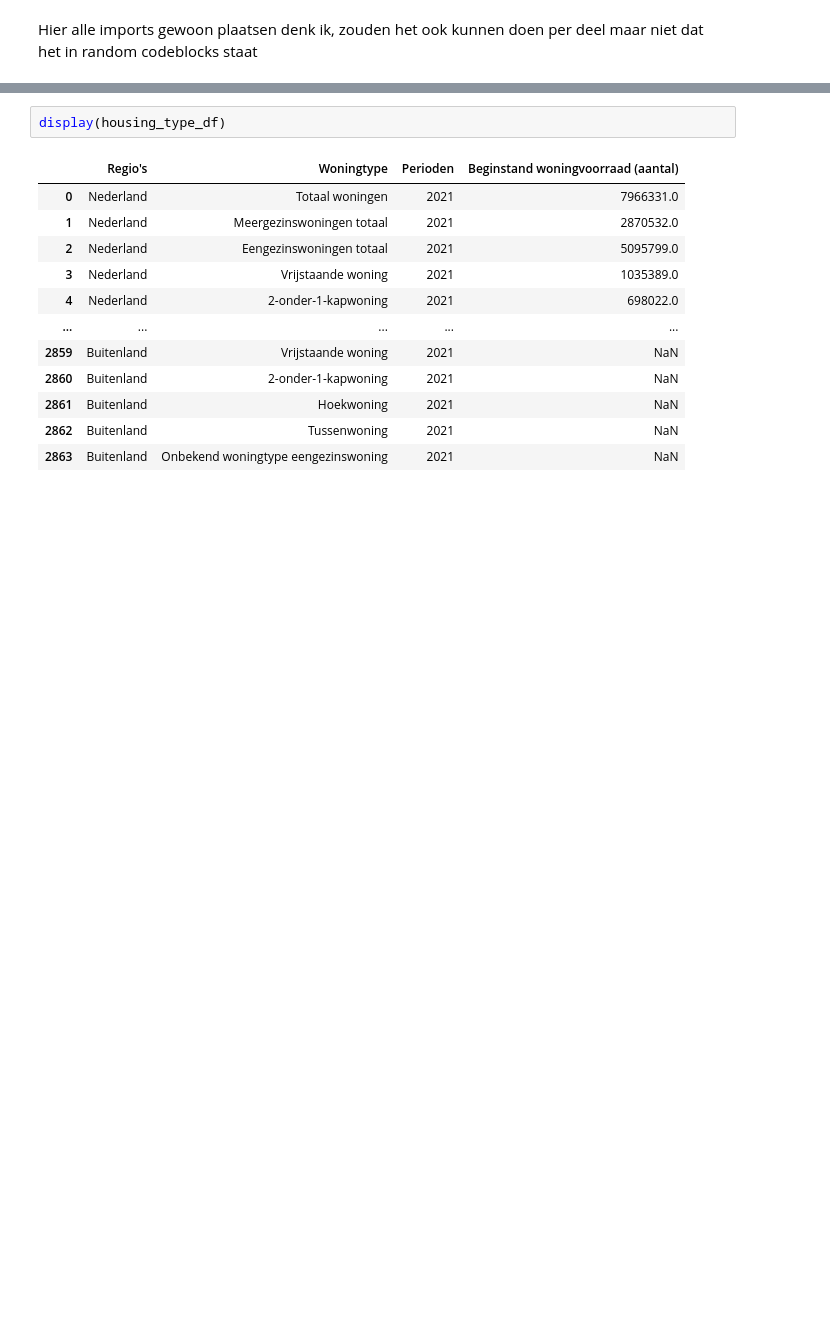
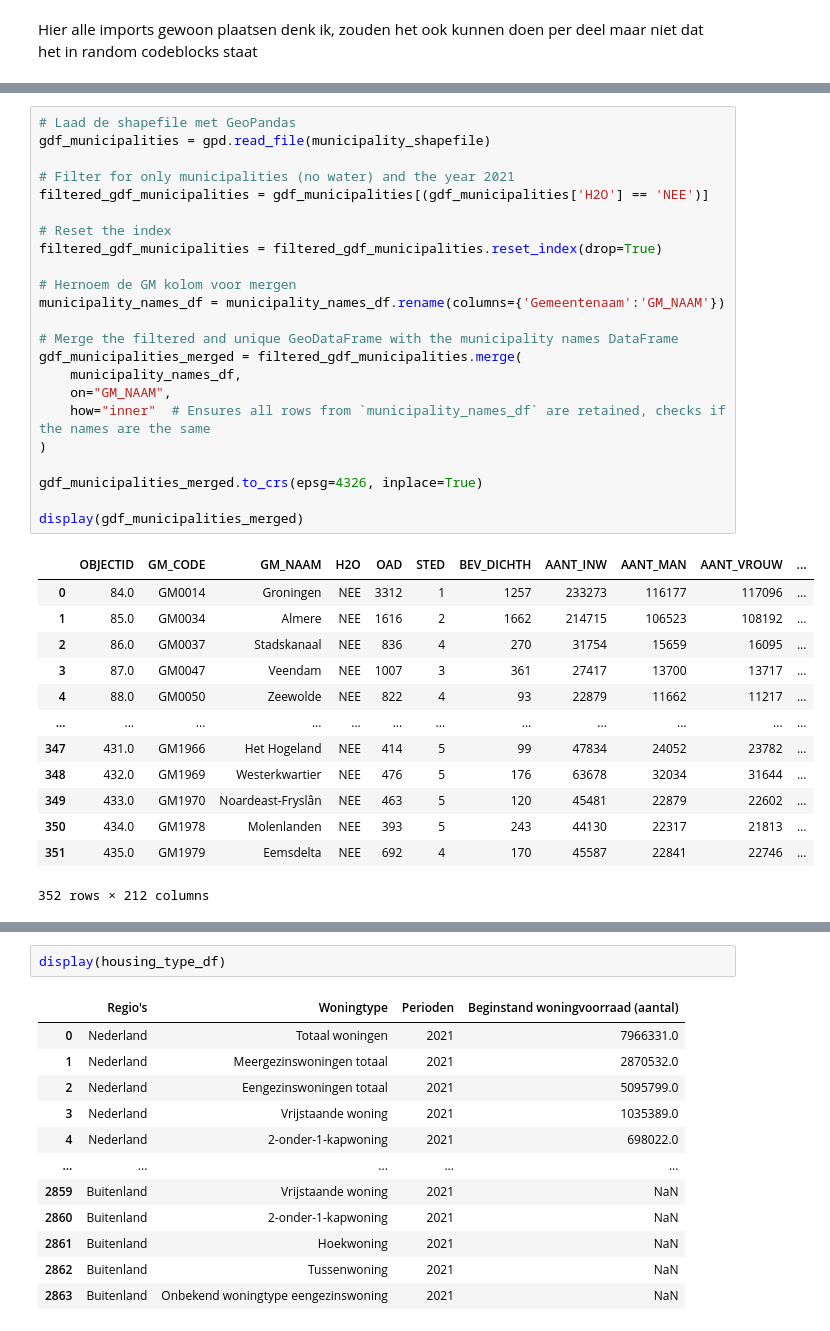
Before and after one commit to juliusj03/Spatial-data-science-solar, a Jupyter notebook: solar.ipynb, the cells around one changed output, grey strips where cells are left out. Cells and saved outputs as stored; diff of their text form; blank space fills up the shorter version.

```diff
--- a/solar.ipynb
+++ b/solar.ipynb
@@ -52 +57,38 @@ display(geo_df)
+# %%
+# Laad de shapefile met GeoPandas
+gdf_municipalities = gpd.read_file(municipality_shapefile)
+
+# Filter for only municipalities (no water) and the year 2021
+filtered_gdf_municipalities = gdf_municipalities[(gdf_municipalities['H2O'] == 'NEE')]
+
+# Reset the index
+filtered_gdf_municipalities = filtered_gdf_municipalities.reset_index(drop=True)
+
+# Hernoem de GM kolom voor mergen
+municipality_names_df = municipality_names_df.rename(columns={'Gemeentenaam':'GM_NAAM'})
+
+# Merge the filtered and unique GeoDataFrame with the municipality names DataFrame
+gdf_municipalities_merged = filtered_gdf_municipalities.merge(
+    municipality_names_df,
+    on="GM_NAAM",
+    how="inner"  # Ensures all rows from `municipality_names_df` are retained, checks if the names are the same
+)
+
+gdf_municipalities_merged.to_crs(epsg=4326, inplace=True)
+
+display(gdf_municipalities_merged)
+# %% [output]
+|  | OBJECTID | GM_CODE | GM_NAAM | H2O | OAD | STED | BEV_DICHTH | AANT_INW | AANT_MAN | AANT_VROUW | ... |
+| 0 | 84.0 | GM0014 | Groningen | NEE | 3312 | 1 | 1257 | 233273 | 116177 | 117096 | ... |
+| 1 | 85.0 | GM0034 | Almere | NEE | 1616 | 2 | 1662 | 214715 | 106523 | 108192 | ... |
+| 2 | 86.0 | GM0037 | Stadskanaal | NEE | 836 | 4 | 270 | 31754 | 15659 | 16095 | ... |
+| 3 | 87.0 | GM0047 | Veendam | NEE | 1007 | 3 | 361 | 27417 | 13700 | 13717 | ... |
+| 4 | 88.0 | GM0050 | Zeewolde | NEE | 822 | 4 | 93 | 22879 | 11662 | 11217 | ... |
+| ... | ... | ... | ... | ... | ... | ... | ... | ... | ... | ... | ... |
+| 347 | 431.0 | GM1966 | Het Hogeland | NEE | 414 | 5 | 99 | 47834 | 24052 | 23782 | ... |
+| 348 | 432.0 | GM1969 | Westerkwartier | NEE | 476 | 5 | 176 | 63678 | 32034 | 31644 | ... |
+| 349 | 433.0 | GM1970 | Noardeast-Fryslân | NEE | 463 | 5 | 120 | 45481 | 22879 | 22602 | ... |
+| 350 | 434.0 | GM1978 | Molenlanden | NEE | 393 | 5 | 243 | 44130 | 22317 | 21813 | ... |
+| 351 | 435.0 | GM1979 | Eemsdelta | NEE | 692 | 4 | 170 | 45587 | 22841 | 22746 | ... |
+352 rows × 212 columns
 # %%
```
Also changed, not shown: parts of 11 cells of this notebook, 21 other files.
